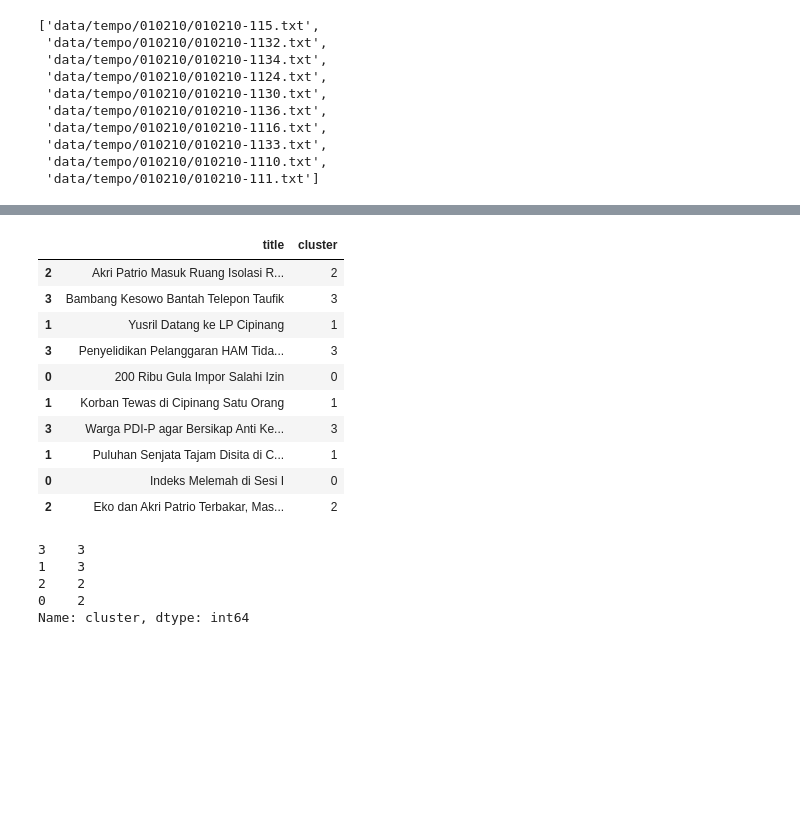
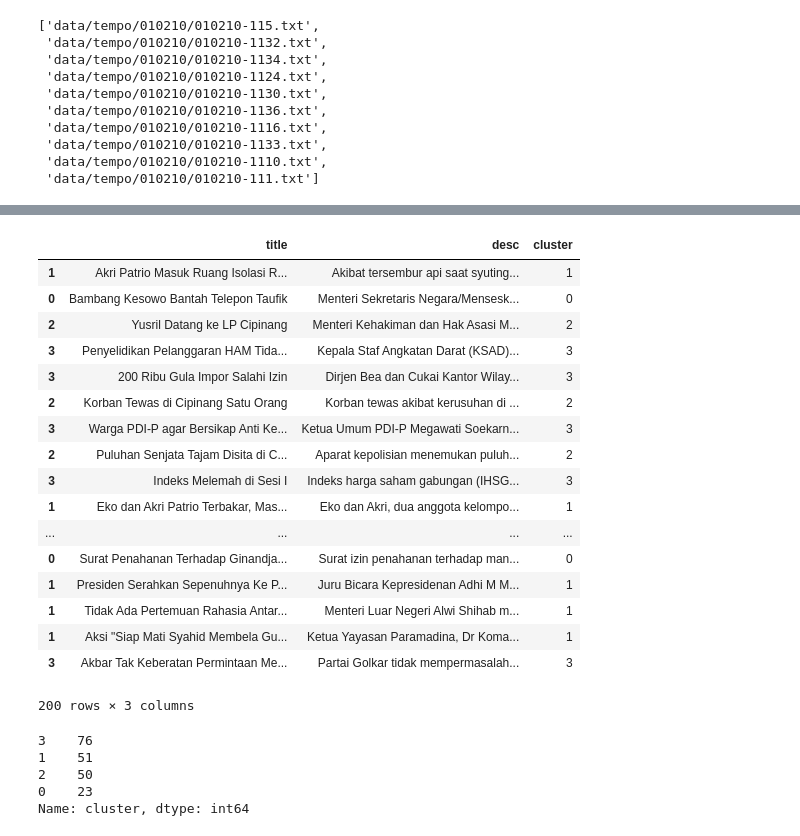
Before and after one commit to kirralabs/text-clustering, a Jupyter notebook: Clustering.ipynb, the cells around one changed output, grey strips where cells are left out. Drawn from its saved outputs; the diff is of its cells as text; code cells hidden in the pictures; blank space fills up the shorter version.

```diff
--- a/Clustering.ipynb
+++ b/Clustering.ipynb
@@ -9,10 +8,7 @@ SOURCE_DATA_FILE = "data"
 # %%
 # get all file ".txt" in folder data
 df = pd.DataFrame(columns=['title', 'desc'])
-listfile = []
-for dirpath, dirs, files in os.walk(SOURCE_DATA_FILE):
-    for filename in fnmatch.filter(files, '*.txt'):
-        listfile.append(dirpath+"/"+filename)
+listfile = LIBS.getAllFileinFolder(SOURCE_DATA_FILE)
 listfile[:10] #print 10 filename
 # %% [output]
 ['data/tempo/010210/010210-115.txt',
@@ -27,7 +23,7 @@ listfile[:10] #print 10 filename
  'data/tempo/010210/010210-111.txt']
 # %%
 inc = 0
-for filename in listfile[:10]:
+for filename in listfile[:200]:
     data = open("{}".format(filename), "r").readlines()
     try:
         title = data[0].strip()
@@ -184,28 +173,35 @@ km = joblib.load('rep_23072018.pkl')
 clusters = km.labels_.tolist()
 # %%
-films = { 'title': list(df['title'].values), 'synopsis': list(df['desc'].values), 'cluster': clusters }
+films = { 'title': list(df['title'].values), 'desc': list(df['desc'].values), 'cluster': clusters }
 
-frame = pd.DataFrame(films, index = [clusters] , columns = ['title', 'cluster'])
+frame = pd.DataFrame(films, index = [clusters] , columns = ['title', 'desc','cluster'])
 frame
 # %% [output]
-|  | title | cluster |
-| 2 | Akri Patrio Masuk Ruang Isolasi R... | 2 |
-| 3 | Bambang Kesowo Bantah Telepon Taufik | 3 |
-| 1 | Yusril Datang ke LP Cipinang | 1 |
-| 3 | Penyelidikan Pelanggaran HAM Tida... | 3 |
-| 0 | 200 Ribu Gula Impor Salahi Izin | 0 |
-| 1 | Korban Tewas di Cipinang Satu Orang | 1 |
-| 3 | Warga PDI-P agar Bersikap Anti Ke... | 3 |
-| 1 | Puluhan Senjata Tajam Disita di C... | 1 |
-| 0 | Indeks Melemah di Sesi I | 0 |
-| 2 | Eko dan Akri Patrio Terbakar, Mas... | 2 |
+|  | title | desc | cluster |
+| 1 | Akri Patrio Masuk Ruang Isolasi R... | Akibat tersembur api saat syuting... | 1 |
+| 0 | Bambang Kesowo Bantah Telepon Taufik | Menteri Sekretaris Negara/Mensesk... | 0 |
+| 2 | Yusril Datang ke LP Cipinang | Menteri Kehakiman dan Hak Asasi M... | 2 |
+| 3 | Penyelidikan Pelanggaran HAM Tida... | Kepala Staf Angkatan Darat (KSAD)... | 3 |
+| 3 | 200 Ribu Gula Impor Salahi Izin | Dirjen Bea dan Cukai Kantor Wilay... | 3 |
+| 2 | Korban Tewas di Cipinang Satu Orang | Korban tewas akibat kerusuhan di ... | 2 |
+| 3 | Warga PDI-P agar Bersikap Anti Ke... | Ketua Umum PDI-P Megawati Soekarn... | 3 |
+| 2 | Puluhan Senjata Tajam Disita di C... | Aparat kepolisian menemukan puluh... | 2 |
+| 3 | Indeks Melemah di Sesi I | Indeks harga saham gabungan (IHSG... | 3 |
+| 1 | Eko dan Akri Patrio Terbakar, Mas... | Eko dan Akri, dua anggota kelompo... | 1 |
+| ... | ... | ... | ... |
+| 0 | Surat Penahanan Terhadap Ginandja... | Surat izin penahanan terhadap man... | 0 |
+| 1 | Presiden Serahkan Sepenuhnya Ke P... | Juru Bicara Kepresidenan Adhi M M... | 1 |
+| 1 | Tidak Ada Pertemuan Rahasia Antar... | Menteri Luar Negeri Alwi Shihab m... | 1 |
+| 1 | Aksi "Siap Mati Syahid Membela Gu... | Ketua Yayasan Paramadina, Dr Koma... | 1 |
+| 3 | Akbar Tak Keberatan Permintaan Me... | Partai Golkar tidak mempermasalah... | 3 |
+200 rows × 3 columns
 # %%
-frame['cluster'].value_counts() #number of films per cluster (clusters from 0 to 4)
+frame['cluster'].value_counts() #number of article per cluster (clusters from 0 to 4)
 # %% [output]
-3    3
-1    3
-2    2
-0    2
+3    76
+1    51
+2    50
+0    23
 Name: cluster, dtype: int64
 # %%
 from __future__ import print_function
```
Also changed, not shown: parts of 18 cells of this notebook, 5 other files.
